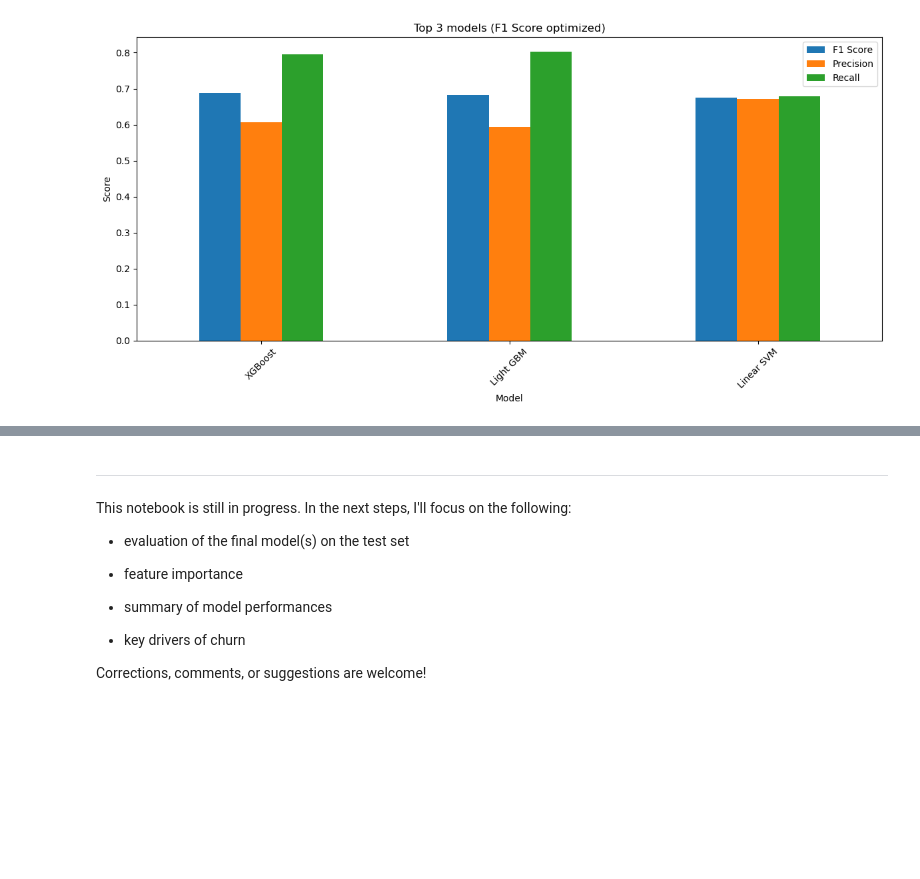
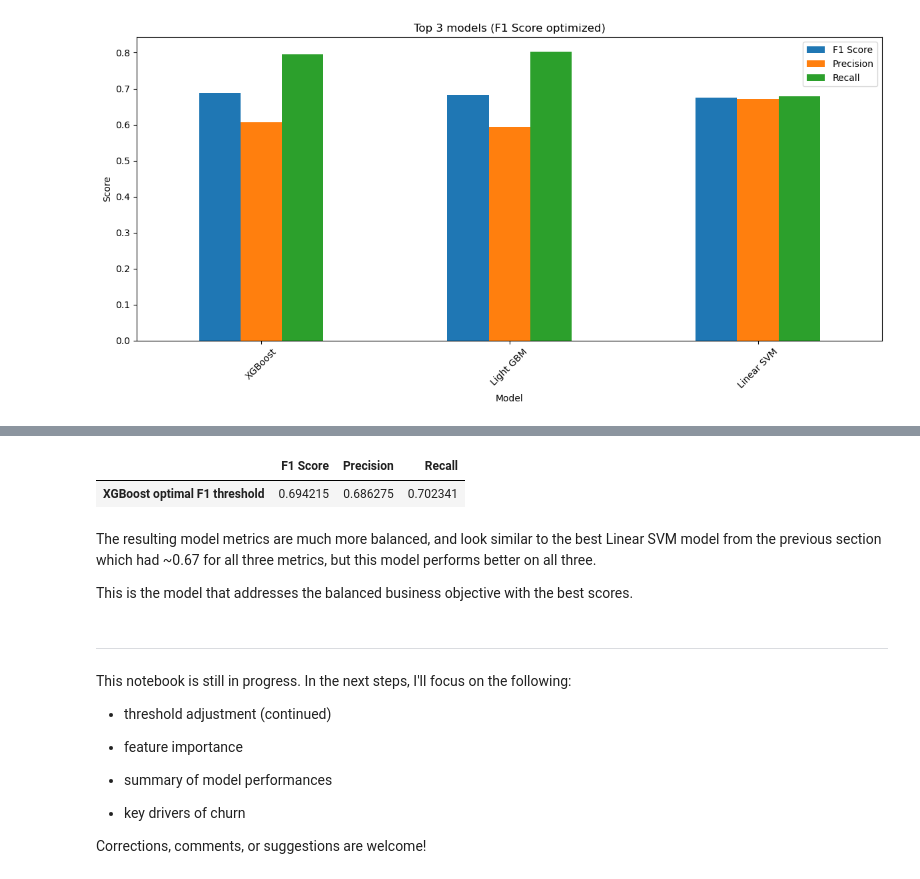
Before and after one commit to seckinadali/telco-churn-prediction, a Jupyter notebook: notebooks/03_model_development.ipynb, the cells around one changed output, grey strips where cells are left out. Cells and saved outputs as stored; diff of their text form; code cells hidden in the pictures; blank space fills up the shorter version.

```diff
--- a/notebooks/03_model_development.ipynb
+++ b/notebooks/03_model_development.ipynb
@@ -1018,9 +1079,29 @@ plt.show()
+# %%
+# View the metrics with the optimal F1 threshold
+y_val_pred = (y_val_prob >= optimal_threshold_f1).astype(int)
+
+threshold_metrics = {}
+
+threshold_metrics['XGBoost optimal F1 threshold'] = {
+    'F1 Score': f1_score(y_val, y_val_pred),
+    'Precision': precision_score(y_val, y_val_pred),
+    'Recall': recall_score(y_val, y_val_pred)
+}
+
+pd.DataFrame.from_dict(threshold_metrics, orient='index')
+# %% [output]
+|  | F1 Score | Precision | Recall |
+| XGBoost optimal F1 threshold | 0.694215 | 0.686275 | 0.702341 |
+# %% [markdown]
+The resulting model metrics are much more balanced, and look similar to the best Linear SVM model from the previous section which had ~0.67 for all three metrics, but this model performs better on all three.
+
+This is the model that addresses the balanced business objective with the best scores.
 # %% [markdown]
 ---
 
 This notebook is still in progress. In the next steps, I'll focus on the following:
 
-- evaluation of the final model(s) on the test set
+- threshold adjustment (continued)
 
 - feature importance
 
```
Also changed, not shown: parts of 12 cells of this notebook.
